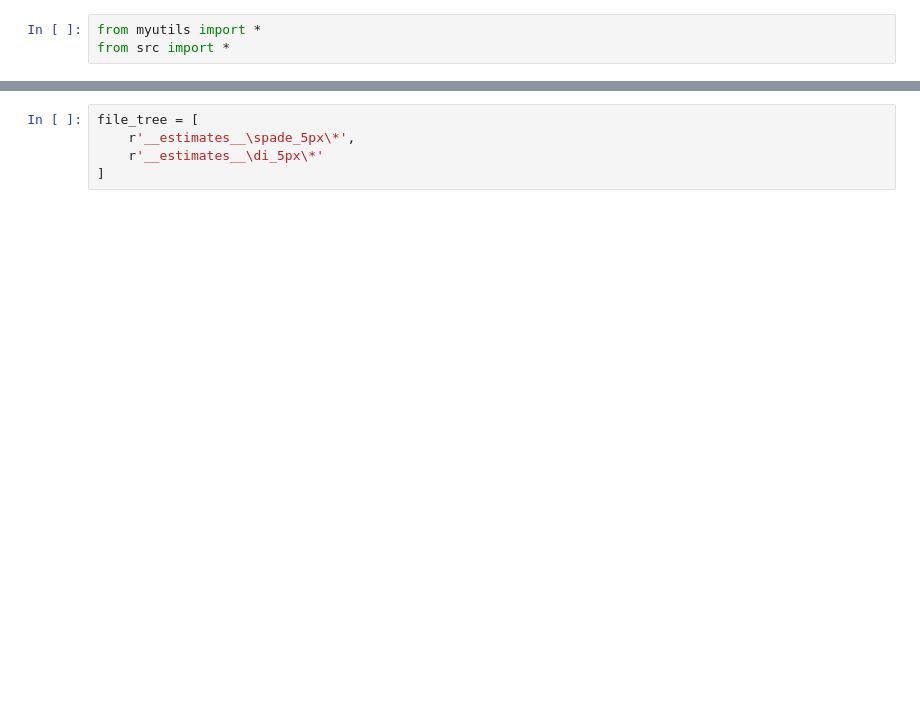
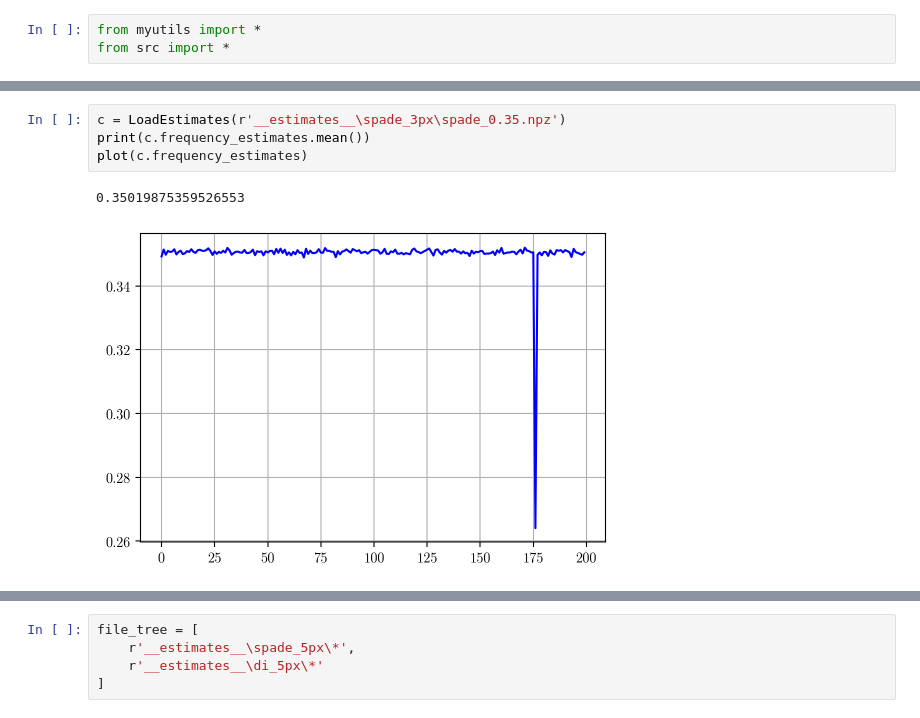
Before and after one commit to huchaoning/freqest-draft, a Jupyter notebook: plot.ipynb, the cells around one changed output, grey strips where cells are left out. Drawn from its saved outputs; the diff is of its cells as text; blank space fills up the shorter version.

```diff
--- a/plot.ipynb
+++ b/plot.ipynb
@@ -10,0 +16,7 @@ file_tree = [
+# %%
+c = LoadEstimates(r'__estimates__\spade_3px\spade_0.35.npz')
+print(c.frequency_estimates.mean())
+plot(c.frequency_estimates)
+# %% [output]
+0.35019875359526553
+[figure, added]
```
Also changed, not shown: parts of 8 cells of this notebook, 2 other files.
